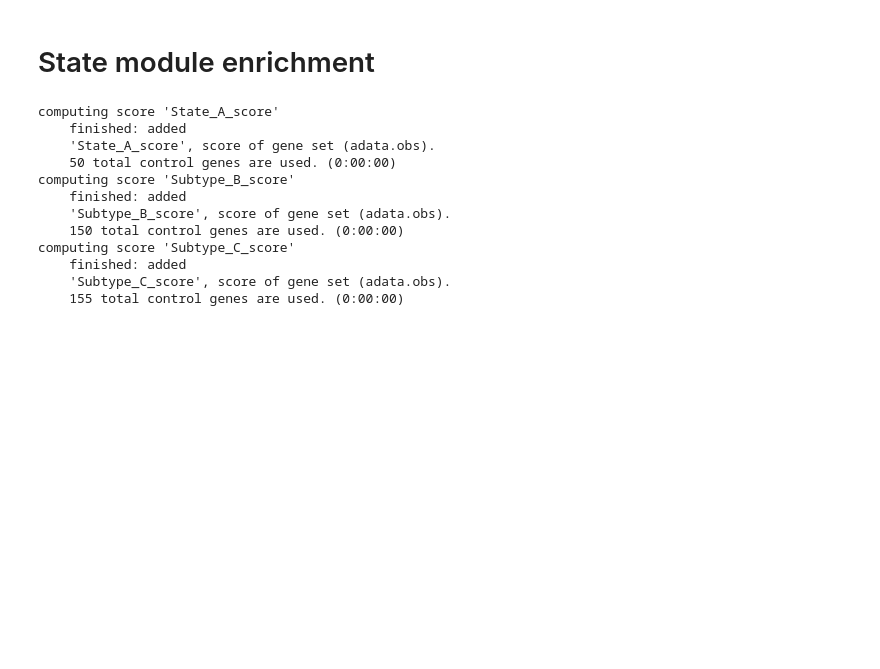
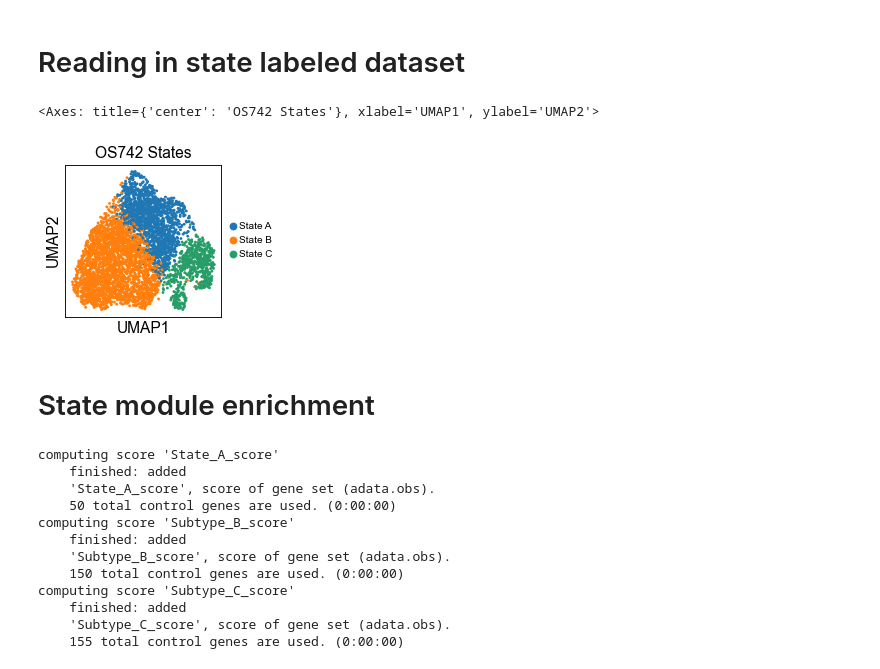
Before and after one commit to brendamelano/Reprogramming_Osteosarcoma, a Jupyter notebook: Perturb_seq_analysis/OS742_perturb_seq_analysis.ipynb, the cells around one changed output. Saved outputs shown, nothing was run; the diff lists cells and outputs as text; code cells hidden in the pictures; blank space fills up the shorter version.

```diff
--- a/Perturb_seq_analysis/OS742_perturb_seq_analysis.ipynb
+++ b/Perturb_seq_analysis/OS742_perturb_seq_analysis.ipynb
@@ -277,3 +277,33 @@ running Leiden clustering
+# %% [markdown]
+# Reading in state labeled dataset
+# %%
+# Reading in the adata file from the subtype data
+adata = scv.read("/Users/brendamelano/Desktop/Reprogramming_Osteosarcoma/Perturb_seq_analysis/OS742/OS742_perturbseq_adata_state_labeled.h5ad")
+
+
+# Converting "Subtype" to "State"
+if 'Subtype' in adata.obs.columns:
+    # Rename the column
+    adata.obs = adata.obs.rename(columns={'Subtype': 'State'})
+
+if 'State' in adata.obs.columns:
+    # Replace the values
+    adata.obs['State'] = adata.obs['State'].str.replace('Subtype', 'State')
+
+
+# Plotting based on UMAP
+sc.pl.umap(adata,
+           color=['State'],
+           legend_fontsize=9,
+           title="OS742 States",
+           show=False)  # Prevent the figure from displaying immediately
+
+
+# Save the figure manually to Desktop
+#plt.savefig('/Users/brendamelano/Desktop/UMAP_OS742_State.svg', format='svg', dpi=300)
+# %% [output]
+<Axes: title={'center': 'OS742 States'}, xlabel='UMAP1', ylabel='UMAP2'>
+[figure, added]
 # %% [markdown]
 # State module enrichment
 # %%
```
Also changed, not shown: parts of 10 cells of this notebook, 2 other files.
